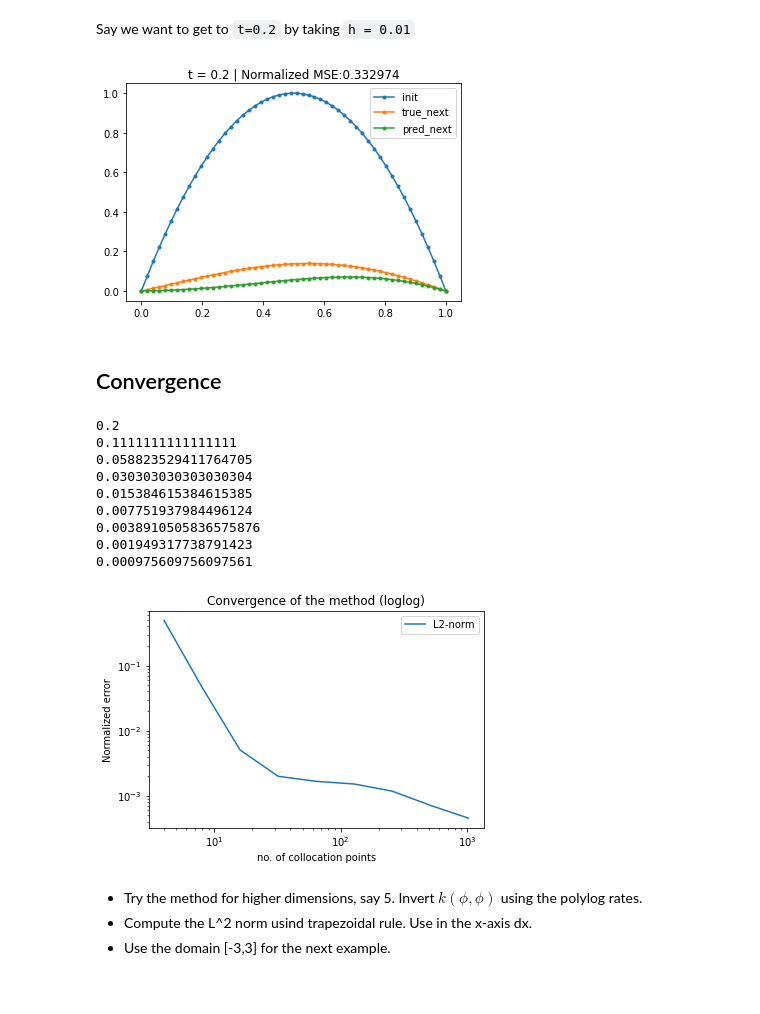
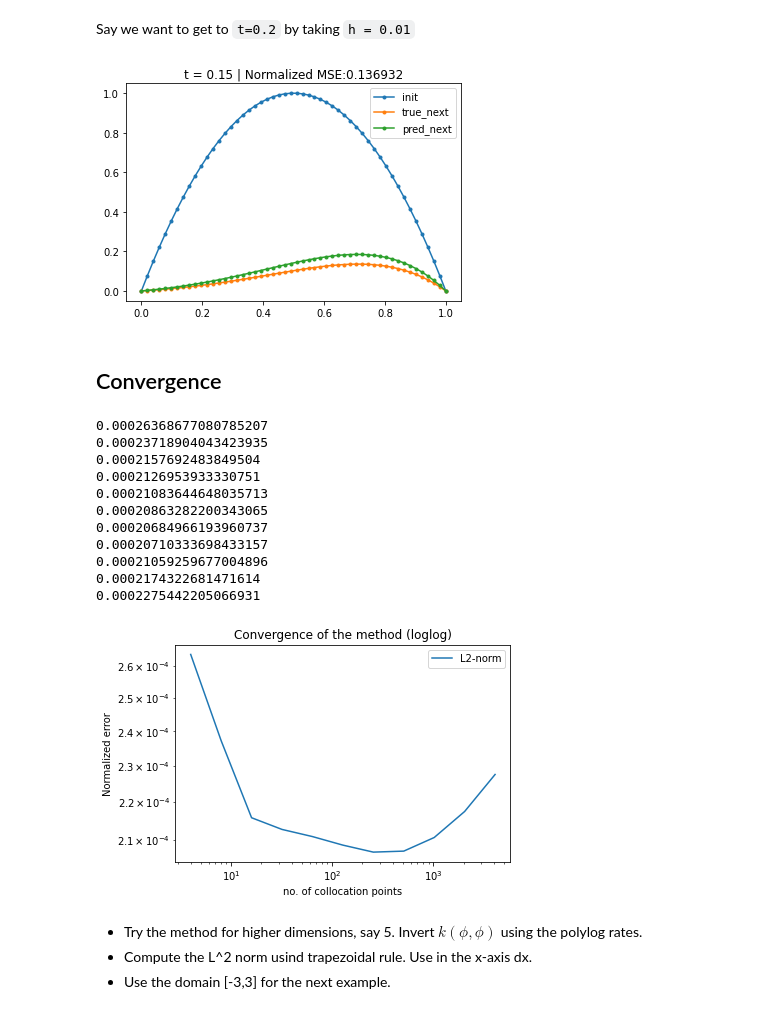
Before and after one commit to jfelipeosorio/kinetick, a Jupyter notebook: pdes/advectionequation_cf.ipynb, the cells around one changed output. Drawn from its saved outputs; the diff is of its cells as text; code cells hidden in the pictures.

```diff
--- a/pdes/advectionequation_cf.ipynb
+++ b/pdes/advectionequation_cf.ipynb
@@ -68,9 +68,11 @@ def Kphiphi_assembly(Xomega, Xboundary , h, b, c, k = 'Gaussian', k_param = 1.):
   # Block 1,1
   val1 = K(kernel, Xomega, Xomega, k_param) # K(X,X)
   val2 = K_dot(kernel, Xomega, Xomega, k_param, 0) # D1 K(X,X)
-  val3 = val2 # D2 K(X,X)
+  val3 = K_dot(kernel, Xomega, Xomega, k_param, 1) # D1 K(X,X)
+  #val3 = val2 # D2 K(X,X)
   val4 = K_ddot(kernel, Xomega, Xomega, k_param, 0, 0) # D1D1 K(X,X)
-  val5 = val4 # D2D2 K(X,X)
+  val5 = K_ddot(kernel, Xomega, Xomega, k_param, 1, 1) # D1D1 K(X,X)
+  #val5 = val4 # D2D2 K(X,X)
   val6 = K_ddot(kernel, Xomega, Xomega, k_param, 0, 1) # D2D1 K(X,X)
   val7 = K_dddot(kernel, Xomega, Xomega, k_param, 0, 1, 1) # D2D2 D1 K(X,X)
   val8 = K_dddot(kernel, Xomega, Xomega, k_param, 0, 0, 1) # D2 D1D1 K(X,X)
@@ -136,13 +138,13 @@ u0 = ad_u0(Xomega)
 # Advection coefficient
 beta = 5
 # Diffusion coefficient
-c = 0.2
+c = 1
 # kernel
 kernel = 'Gaussian'
 # Kernel lenght-scale
 k_param = 0.5
 # Time step
-h = 0.02
+h = 0.01
 # nugget
 nugget = 1e-7
 # number of eigenvalues in analytical solution
@@ -190,7 +192,7 @@ Health checks:
 # %% [markdown]
 Say we want to get to `t=0.2` by taking `h = 0.01`
 # %%
-t = 0.2
+t = 0.15
 steps = int(t//h)
 # Initialize at the initial condition
 uprev = u0
@@ -214,7 +216,7 @@ plt.title('t = {} | Normalized MSE:{}'.format(t, round(nmse,7)))
 plt.legend()
 plt.show()
 # %% [output]
-[figure, old version]
+[figure, new version]
 # %%
 # Study converge as we increase solution of points. DONE
 # Try Matern kernels, to see if we can get rid of regularization.
@@ -226,11 +228,11 @@ mses = []
 sup_norms = []
 l2_norms = []
 L2_norms = []
-for n in range(2,11):
+for n in range(2,13):
     # X_full
     Xfull = np.linspace(0,1,2**n+2)
     delta = Xfull[1]-Xfull[0]
-    print(delta)
+    #print(delta)
     # X_{\partial\Omega}
     Xboundary = Xfull[[0,-1]]
     # X_\Omega
@@ -244,46 +246,49 @@ for n in range(2,11):
     # Time step
     h = 0.01
 
-    Kphiphi = Kphiphi_assembly(Xomega, Xboundary, h, beta, k = 'Gaussian', k_param = k_param)
+    Kphiphi = Kphiphi_assembly(Xomega, Xboundary, h, beta, c, k = 'Gaussian', k_param = k_param)
     y_prev = jnp.concatenate((u0,np.zeros((len(Xboundary)),)))
 
     R = jnp.diag(jnp.diag(Kphiphi))
     sol = jnp.linalg.solve(Kphiphi + 1e-6*R,y_prev)
 
-    Kphi = Kphi_assembly(Xfull, Xomega, Xboundary , h, beta, k = 'Gaussian', k_param = k_param)
+    Kphi = Kphi_assembly(Xfull, Xomega, Xboundary , h, beta, c, k = 'Gaussian', k_param = k_param)
     u_next = np.dot(Kphi.T,sol)
     # Vector of differences
-    u_true = ad_sol(Xfull,h,beta,5)
+    u_true = ad_sol(Xfull,h,beta,c,5)
     f = np.abs(u_next - u_true)**2
     # sup norm
     #sup_norms.append(f/np.max(ad_sol(Xfull,h,beta,5)))
     # l2 norm
     #l2_norms.append(norm(u_next - ad_sol(Xfull,h,beta,5),ord=2)/norm(ad_sol(Xfull,h,beta,5),ord=2))
     L2_norms.append(trap(f,delta))
+    print(trap(f,delta))
     #nmse = mean_squared_error(u_next,ad_sol(Xfull,h,beta,5))/mean_squared_error(0*ad_sol(Xfull,h,beta,5),ad_sol(Xfull,h,beta,5))
     #mses.append(nmse)
 # %% [output]
-0.2
-0.1111111111111111
-0.058823529411764705
-0.030303030303030304
-0.015384615384615385
-0.007751937984496124
-0.0038910505836575876
-0.001949317738791423
-0.000975609756097561
+0.00026368677080785207
+0.00023718904043423935
+0.0002157692483849504
+0.0002126953933330751
+0.00021083644648035713
+0.00020863282200343065
+0.00020684966193960737
+0.00020710333698433157
+0.00021059259677004896
+0.0002174322681471614
+0.0002275442205066931
 # %%
-xrange = 2**np.arange(2,11)
+xrange = 2**np.arange(2,13)
 #plt.loglog(xrange,sup_norms, label = 'sup-norm')
 plt.loglog(xrange,L2_norms,label = 'L2-norm')
 #plt.loglog(xrange,mses,label = 'mse')
 plt.xlabel('no. of collocation points')
 plt.ylabel('Normalized error')
 plt.legend()
 plt.title('Convergence of the method (loglog)')
 plt.show()
 # %% [output]
-[figure, old version]
+[figure, new version]
 # %% [markdown]
 - Try the method for higher dimensions, say 5. Invert $k(\phi,\phi)$ using the polylog rates.
 - Compute the L^2 norm usind trapezoidal rule. Use in the x-axis dx.
```
Also changed, not shown: parts of 1 cell of this notebook.
